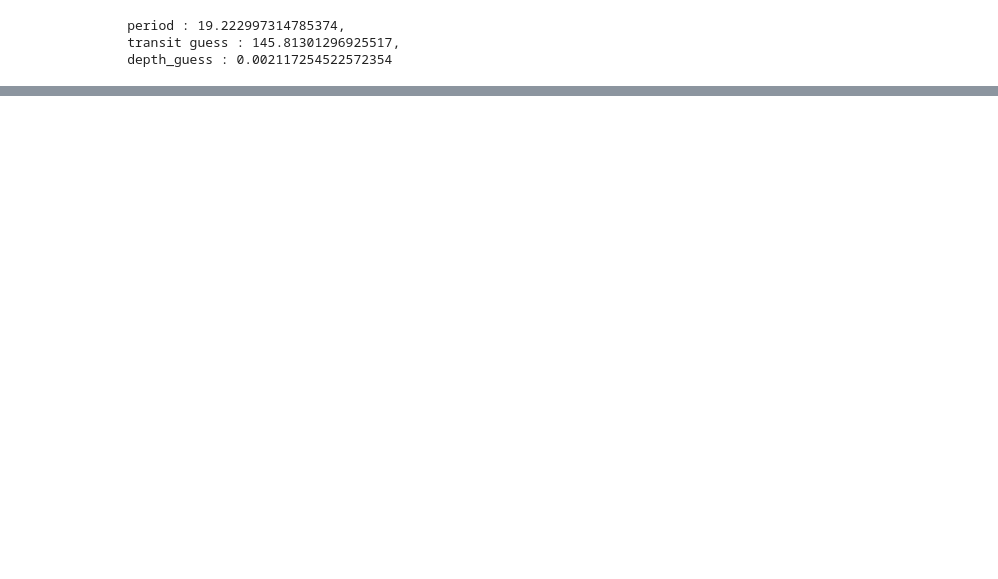
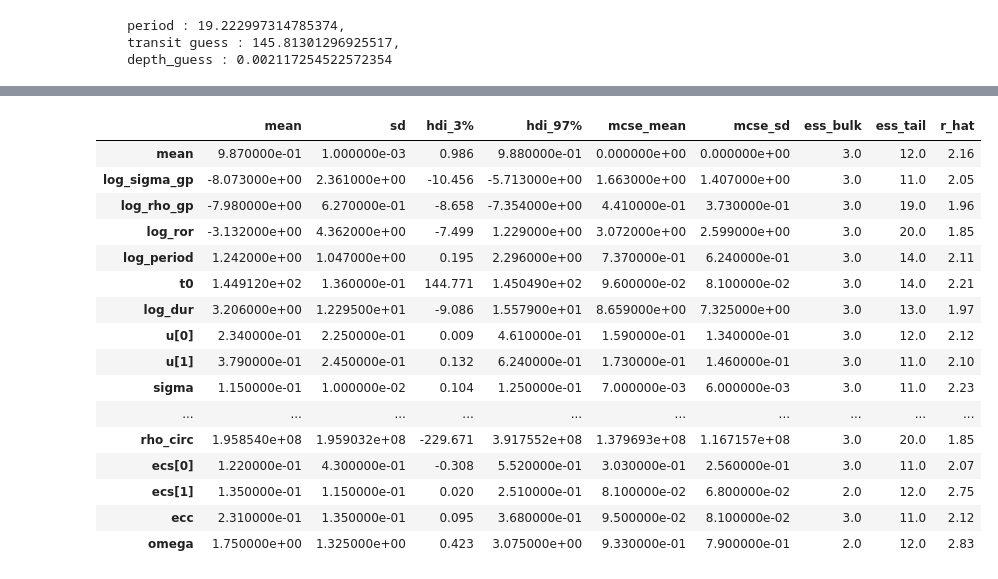
Before and after one commit to cm2435/university_computing_y3, a Jupyter notebook: ph30016_b/Chapter3_ExoLightCurves.ipynb, the cells around one changed output, grey strips where cells are left out. Saved outputs shown, nothing was run; the diff lists cells and outputs as text; code cells hidden in the pictures; blank space fills up the shorter version.

```diff
--- a/ph30016_b/Chapter3_ExoLightCurves.ipynb
+++ b/ph30016_b/Chapter3_ExoLightCurves.ipynb
@@ -534,0 +613,24 @@ NameError: name 'wr' is not defined
+# %%
+import arviz as az
+
+az.summary(
+    trace
+)
+# %% [output]
+|  | mean | sd | hdi_3% | hdi_97% | mcse_mean | mcse_sd | ess_bulk | ess_tail | r_hat |
+| mean | 9.870000e-01 | 1.000000e-03 | 0.986 | 9.880000e-01 | 0.000000e+00 | 0.000000e+00 | 3.0 | 12.0 | 2.16 |
+| log_sigma_gp | -8.073000e+00 | 2.361000e+00 | -10.456 | -5.713000e+00 | 1.663000e+00 | 1.407000e+00 | 3.0 | 11.0 | 2.05 |
+| log_rho_gp | -7.980000e+00 | 6.270000e-01 | -8.658 | -7.354000e+00 | 4.410000e-01 | 3.730000e-01 | 3.0 | 19.0 | 1.96 |
+| log_ror | -3.132000e+00 | 4.362000e+00 | -7.499 | 1.229000e+00 | 3.072000e+00 | 2.599000e+00 | 3.0 | 20.0 | 1.85 |
+| log_period | 1.242000e+00 | 1.047000e+00 | 0.195 | 2.296000e+00 | 7.370000e-01 | 6.240000e-01 | 3.0 | 14.0 | 2.11 |
+| t0 | 1.449120e+02 | 1.360000e-01 | 144.771 | 1.450490e+02 | 9.600000e-02 | 8.100000e-02 | 3.0 | 14.0 | 2.21 |
+| log_dur | 3.206000e+00 | 1.229500e+01 | -9.086 | 1.557900e+01 | 8.659000e+00 | 7.325000e+00 | 3.0 | 13.0 | 1.97 |
+| u[0] | 2.340000e-01 | 2.250000e-01 | 0.009 | 4.610000e-01 | 1.590000e-01 | 1.340000e-01 | 3.0 | 12.0 | 2.12 |
+| u[1] | 3.790000e-01 | 2.450000e-01 | 0.132 | 6.240000e-01 | 1.730000e-01 | 1.460000e-01 | 3.0 | 11.0 | 2.10 |
+| sigma | 1.150000e-01 | 1.000000e-02 | 0.104 | 1.250000e-01 | 7.000000e-03 | 6.000000e-03 | 3.0 | 11.0 | 2.23 |
+| ... | ... | ... | ... | ... | ... | ... | ... | ... | ... |
+| rho_circ | 1.958540e+08 | 1.959032e+08 | -229.671 | 3.917552e+08 | 1.379693e+08 | 1.167157e+08 | 3.0 | 20.0 | 1.85 |
+| ecs[0] | 1.220000e-01 | 4.300000e-01 | -0.308 | 5.520000e-01 | 3.030000e-01 | 2.560000e-01 | 3.0 | 11.0 | 2.07 |
+| ecs[1] | 1.350000e-01 | 1.150000e-01 | 0.020 | 2.510000e-01 | 8.100000e-02 | 6.800000e-02 | 2.0 | 12.0 | 2.75 |
+| ecc | 2.310000e-01 | 1.350000e-01 | 0.095 | 3.680000e-01 | 9.500000e-02 | 8.100000e-02 | 3.0 | 11.0 | 2.12 |
+| omega | 1.750000e+00 | 1.325000e+00 | 0.423 | 3.075000e+00 | 9.330000e-01 | 7.900000e-01 | 2.0 | 12.0 | 2.83 |
```
Also changed, not shown: parts of 29 cells of this notebook, 2 other files.
